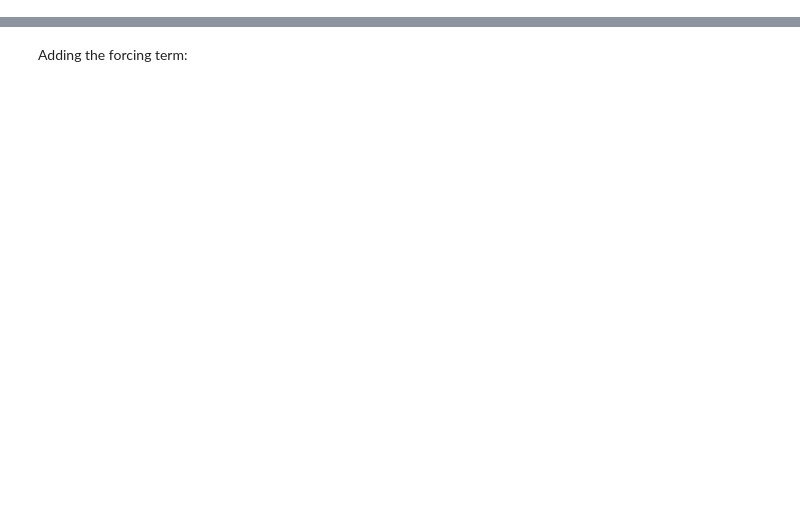
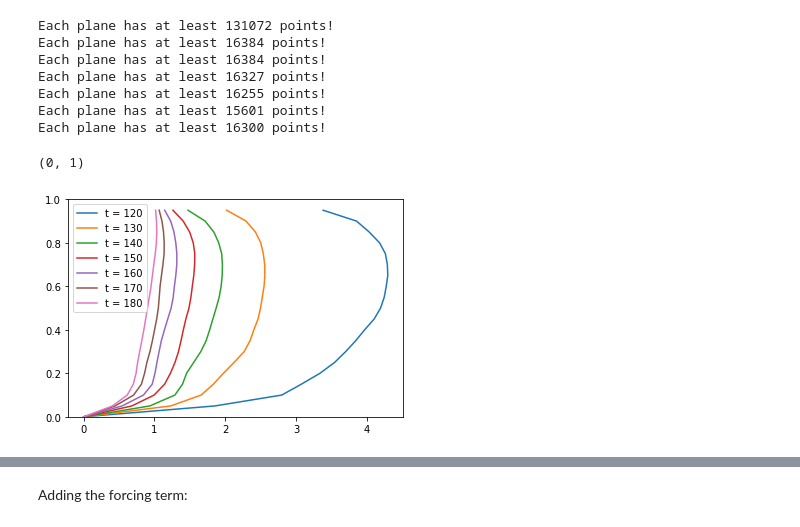
Before and after one commit to DeikeLab/jiarongw-postprocessing, a Jupyter notebook: turbulence/turbulence.ipynb, the cells around one changed output, grey strips where cells are left out. Drawn from its saved outputs; the diff is of its cells as text; code cells hidden in the pictures; blank space fills up the shorter version.

```diff
--- a/turbulence/turbulence.ipynb
+++ b/turbulence/turbulence.ipynb
@@ -60,0 +31,31 @@ plt.tight_layout(h_pad=1)
+# %%
+ts = np.arange(120,190,10)
+# ts = [120, 121, 122, 140, 141, 142]
+for i,t in enumerate(ts):
+    filename = './field_direct%g' % t
+    field = pd.read_table(filename, delimiter = ',')
+    slicer = SlicingInterp(field, dimension = 3)
+    y_pos = np.linspace(0, 1, 20, endpoint=False)
+    ux_aver = np.zeros(len(y_pos))
+    sample_size = np.zeros(len(y_pos))
+    for j, y in enumerate(y_pos):
+        (ux_aver[j], sample_size[j])  = slicer.average('y', y, 1e-2, 'u.x')
+    plt.plot(ux_aver, y_pos, label = "t = %g" %t)
+    print("Each plane has at least %g points!" % sample_size.min())
+
+# field = field.iloc[1:100]
+# pickle_out = open("field.pickle","wb")
+# pickle.dump(field, pickle_out)
+# pickle_out.close
+plt.legend()
+plt.ylim([0, 1])
+# %% [output]
+Each plane has at least 131072 points!
+Each plane has at least 16384 points!
+Each plane has at least 16384 points!
+Each plane has at least 16327 points!
+Each plane has at least 16255 points!
+Each plane has at least 15601 points!
+Each plane has at least 16300 points!
+(0, 1)
+[figure, added]
```
Also changed, not shown: parts of 16 cells of this notebook, 8 other files.
